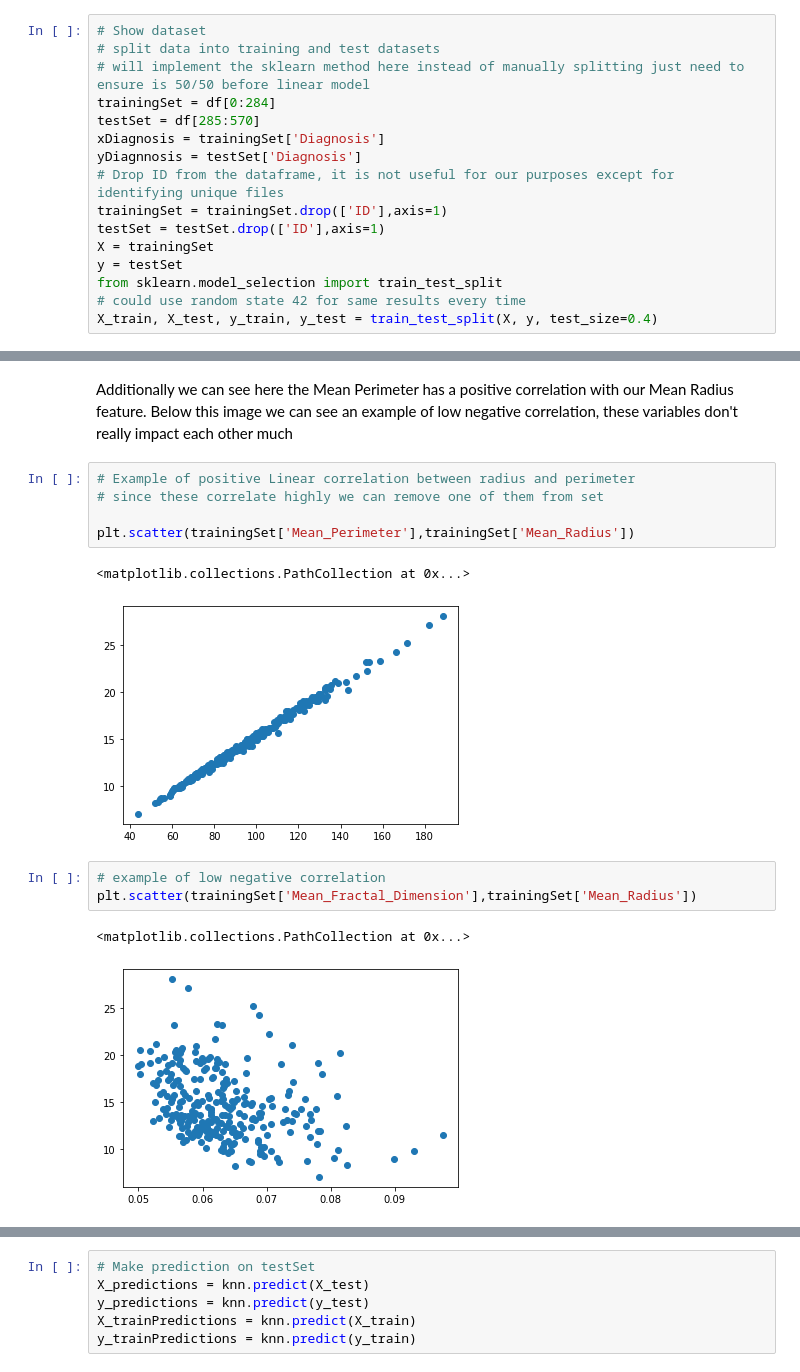
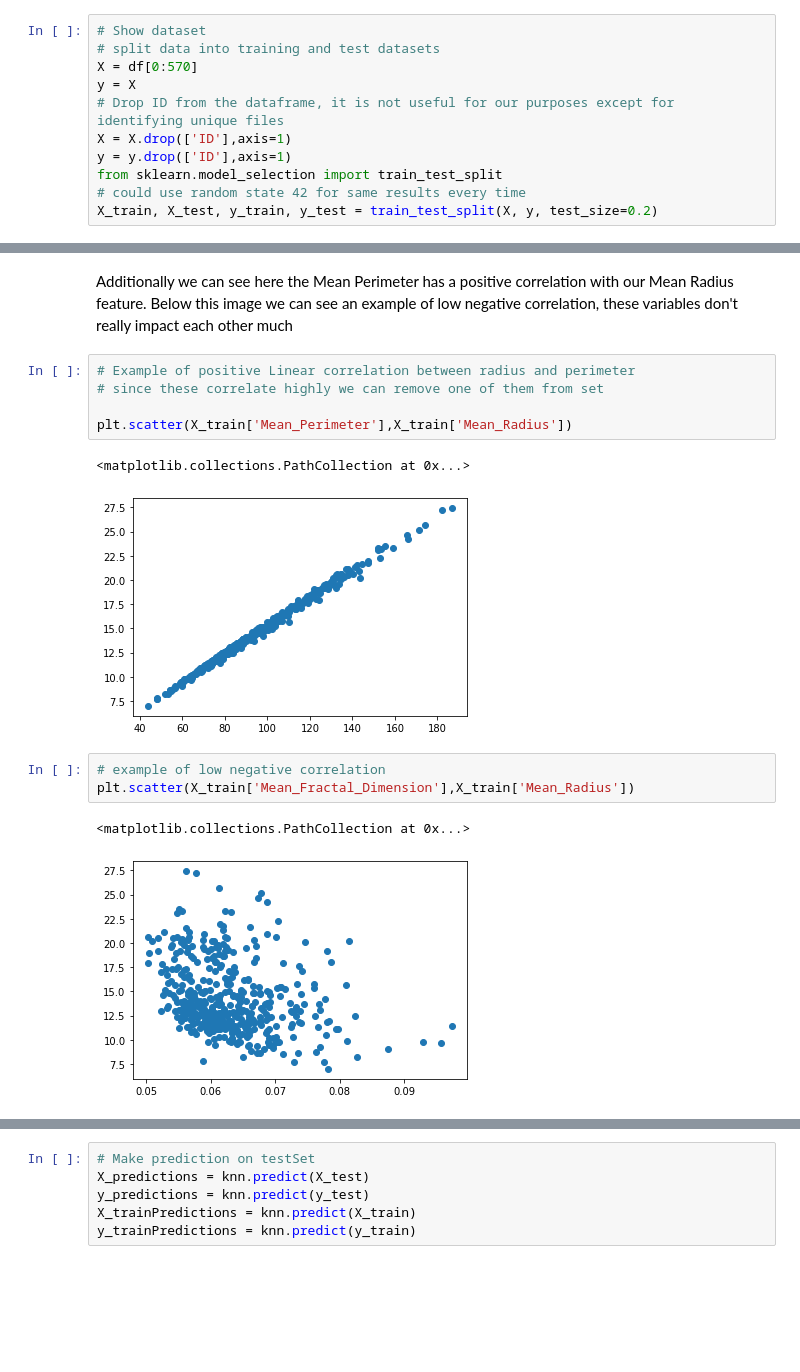
Before and after one commit to Ultan-Kearns/LYIT-Machine-Learning-Project, a Jupyter notebook: CA3Notebook.ipynb, the cells around one changed output, grey strips where cells are left out. Drawn from its saved outputs; the diff is of its cells as text; blank space fills up the shorter version.

```diff
--- a/CA3Notebook.ipynb
+++ b/CA3Notebook.ipynb
@@ -24,19 +24,14 @@ In this section we prep and analyze the data we do this by dividing the data int
 # %%
 # Show dataset
 # split data into training and test datasets
-# will implement the sklearn method here instead of manually splitting just need to ensure is 50/50 before linear model
-trainingSet = df[0:284]
-testSet = df[285:570]
-xDiagnosis = trainingSet['Diagnosis']
-yDiagnnosis = testSet['Diagnosis']
+X = df[0:570]
+y = X
 # Drop ID from the dataframe, it is not useful for our purposes except for identifying unique files
-trainingSet = trainingSet.drop(['ID'],axis=1)
-testSet = testSet.drop(['ID'],axis=1)
-X = trainingSet
-y = testSet
+X = X.drop(['ID'],axis=1)
+y = y.drop(['ID'],axis=1)
 from sklearn.model_selection import train_test_split
 # could use random state 42 for same results every time
-X_train, X_test, y_train, y_test = train_test_split(X, y, test_size=0.4)
+X_train, X_test, y_train, y_test = train_test_split(X, y, test_size=0.2)
 # %% [markdown]
 Here we are showing some of the values in our training sets and our test sets, by doing this we can see that we have a decent amount of randomness in our data
 # %%
@@ -367,16 +341,16 @@ Additionally we can see here the Mean Perimeter has a positive correlation with
 # Example of positive Linear correlation between radius and perimeter
 # since these correlate highly we can remove one of them from set
 
-plt.scatter(trainingSet['Mean_Perimeter'],trainingSet['Mean_Radius'])
+plt.scatter(X_train['Mean_Perimeter'],X_train['Mean_Radius'])
 # %% [output]
 <matplotlib.collections.PathCollection at 0x...>
-[figure, old version]
+[figure, new version]
 # %%
 # example of low negative correlation
-plt.scatter(trainingSet['Mean_Fractal_Dimension'],trainingSet['Mean_Radius'])
+plt.scatter(X_train['Mean_Fractal_Dimension'],X_train['Mean_Radius'])
 # %% [output]
 <matplotlib.collections.PathCollection at 0x...>
-[figure, old version]
+[figure, new version]
 # %% [markdown]
 # KNN Predictions
 
```
Also changed, not shown: parts of 25 cells of this notebook.
